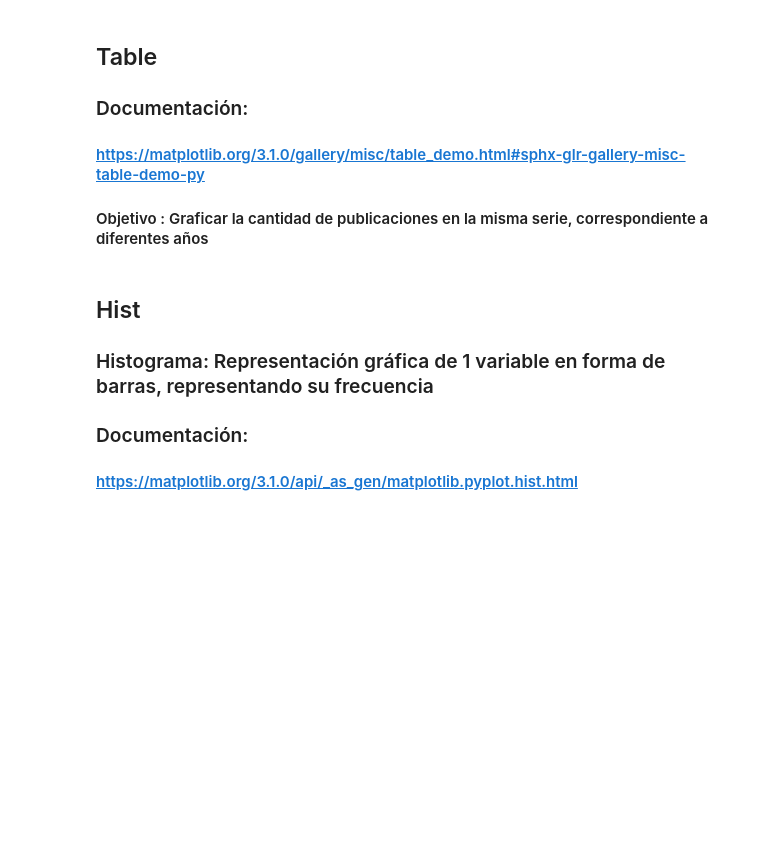
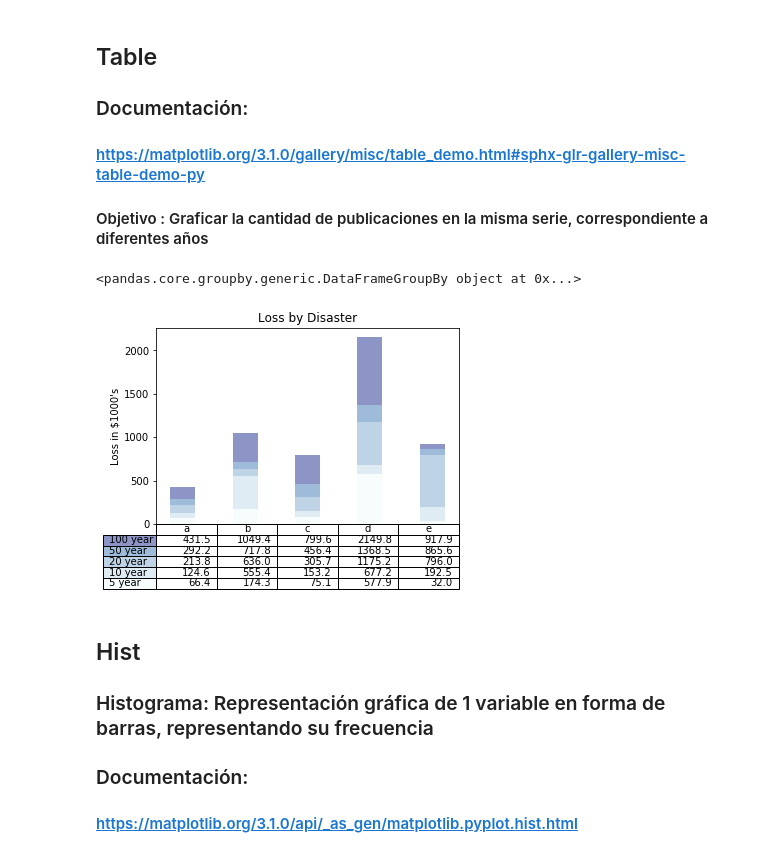
Before and after one commit to MauricioAcosta/CienciasDeDatos, a Jupyter notebook: Taller_MatplotLib/main.ipynb, the cells around one changed output. Saved outputs shown, nothing was run; the diff lists cells and outputs as text; code cells hidden in the pictures; blank space fills up the shorter version.

```diff
--- a/Taller_MatplotLib/main.ipynb
+++ b/Taller_MatplotLib/main.ipynb
@@ -25,6 +42,11 @@ dataset1
 ### Documentación:
 #### https://matplotlib.org/3.1.0/gallery/misc/table_demo.html#sphx-glr-gallery-misc-table-demo-py
 #### Objetivo : Graficar la cantidad de publicaciones en la misma serie, correspondiente a diferentes años
+# %%
+gk=dataset1.groupby('CIUDAD')
+gk
+# %% [output]
+<pandas.core.groupby.generic.DataFrameGroupBy object at 0x...>
 # %%
 data = [[ 66386, 174296,  75131, 577908,  32015],
         [ 58230, 381139,  78045,  99308, 160454],
@@ -32,7 +54,7 @@ data = [[ 66386, 174296,  75131, 577908,  32015],
         [ 78415,  81858, 150656, 193263,  69638],
         [139361, 331509, 343164, 781380,  52269]]
 
-columns = ('Fre4ze', 'Wind', 'Flood', 'Quake', 'Hail')
+columns = ('a','b','c','d','e')
 rows = ['%d year' % x for x in (100, 50, 20, 10, 5)]
 
 values = np.arange(0, 2500, 500)
@@ -47,33 +69,35 @@ bar_width = 0.4
 
 # Initialize the vertical-offset for the stacked bar chart.
 y_offset = np.zeros(len(columns))
 
 # Plot bars and create text labels for the table
 cell_text = []
 for row in range(n_rows):
     plt.bar(index, data[row], bar_width, bottom=y_offset, color=colors[row])
     y_offset = y_offset + data[row]
     cell_text.append(['%1.1f' % (x / 1000.0) for x in y_offset])
 # Reverse colors and text labels to display the last value at the top.
 colors = colors[::-1]
 cell_text.reverse()
 
 # Add a table at the bottom of the axes
 the_table = plt.table(cellText=cell_text,
                       rowLabels=rows,
                       rowColours=colors,
                       colLabels=columns,
                       loc='bottom')
 
 # Adjust layout to make room for the table:
 plt.subplots_adjust(left=0.2, bottom=0.2)
 
 plt.ylabel("Loss in ${0}'s".format(value_increment))
 plt.yticks(values * value_increment, ['%d' % val for val in values])
 plt.xticks([])
 plt.title('Loss by Disaster')
 
 plt.show()
+# %% [output]
+[figure, added]
 # %% [markdown]
 ## Hist
 ### Histograma: Representación gráfica de 1 variable en forma de barras, representando su frecuencia
```
Also changed, not shown: parts of 9 cells of this notebook.
